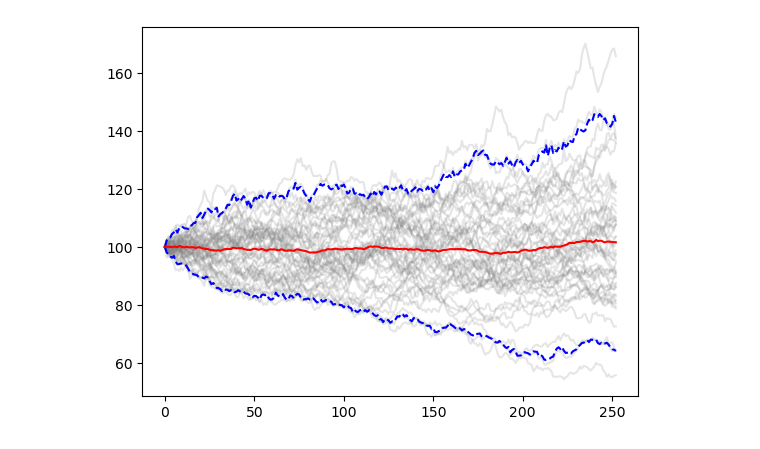
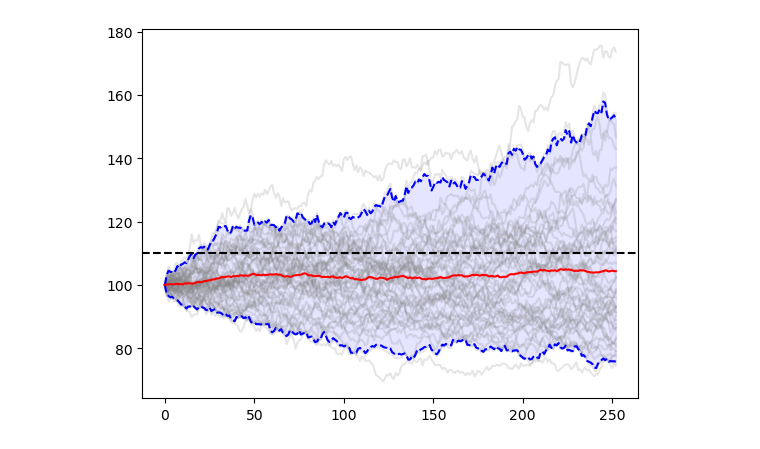
Before and after one commit to Mafergomezf/SIMULACION_DE_PROCESOS_FINANCIEROS, a Jupyter notebook: 50SIMULACIONES.ipynb, the cells around one changed output. Saved outputs shown, nothing was run; the diff lists cells and outputs as text; code cells hidden in the pictures.

```diff
--- a/50SIMULACIONES.ipynb
+++ b/50SIMULACIONES.ipynb
@@ -38,34 +38,38 @@ for j in range(M):
     precios = [S0]
 
     for i in range(n):
 
         Z = np.random.normal(0, 1)
 
         S_nuevo = precios[-1] * np.exp(
             (r - 0.5 * V**2) * dt
             + V * np.sqrt(dt) * Z
         )
 
         precios.append(S_nuevo)
 
     trayectorias.append(precios)
 
     plt.plot(precios, color="gray", alpha=0.2)
 
 
 P5 = np.percentile(trayectorias, 2.5, axis=0)
 P95 = np.percentile(trayectorias, 97.5, axis=0)
 
 media = np.mean(trayectorias, axis=0)
 
 plt.plot(P5, color="blue", linestyle="--")
 plt.plot(P95, color="blue", linestyle="--")
 
 plt.plot(media, color="red")
 
+plt.fill_between(range(n + 1), P5, P95, color="blue", alpha=0.1)
+
+plt.axhline(y=K, color="black", linestyle="--")
+
 plt.show()
 # %% [output]
-[figure, old version]
+[figure, new version]
 # %%
 M = 1000
 
```
Also changed, not shown: parts of 8 cells of this notebook.
